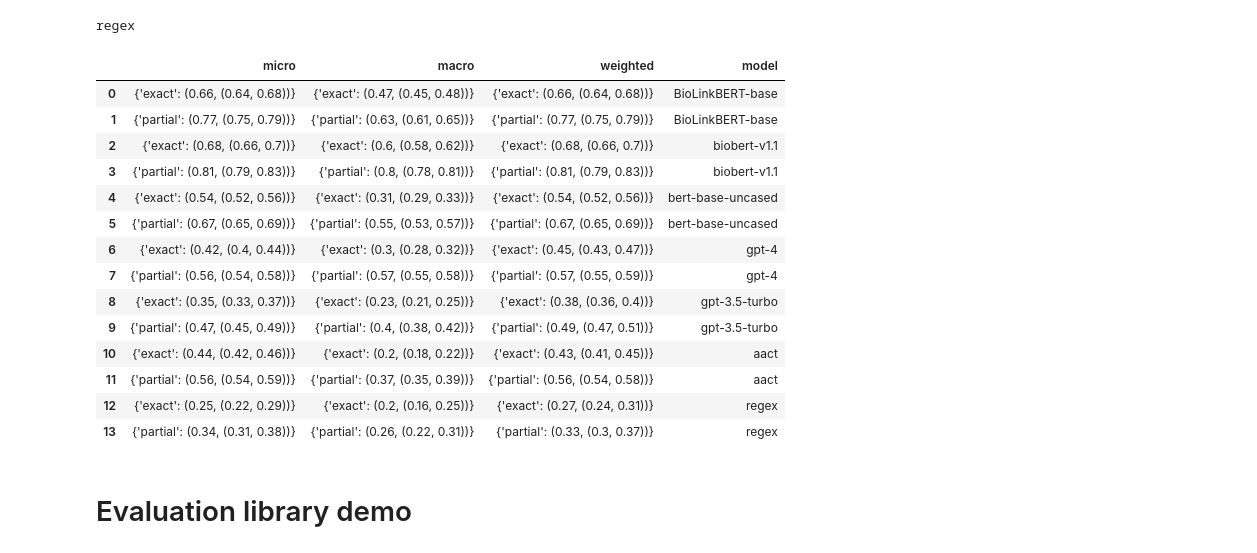
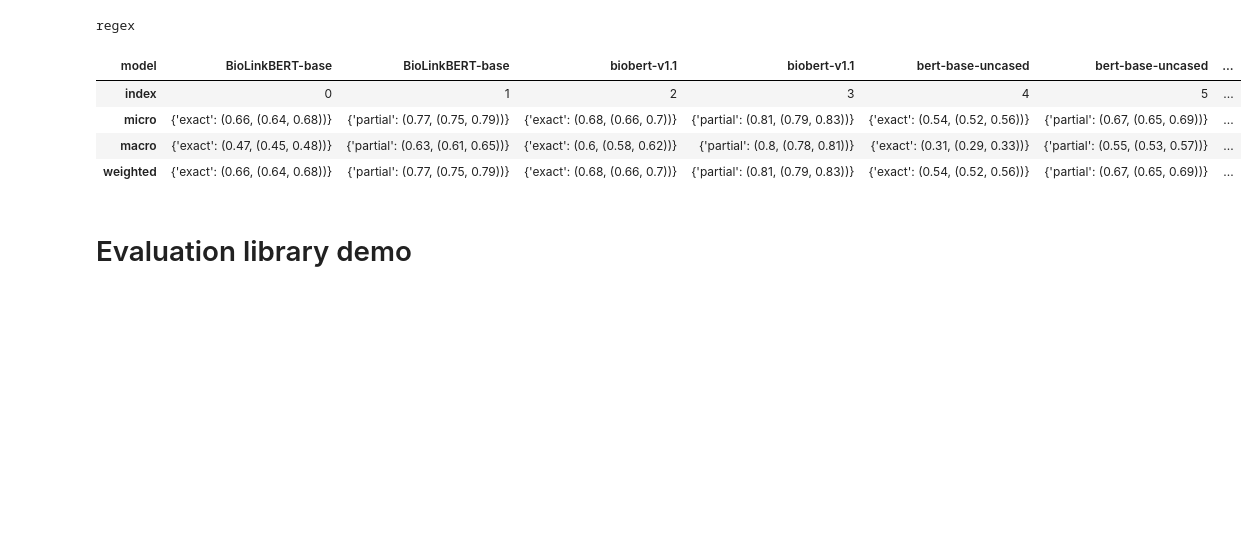
Before and after one commit to Ineichen-Group/NeuroTrialNER, a Jupyter notebook: models/2-CT Models_Evaluation_ARR_Rebuttal_2024-New-CI.ipynb, the cells around one changed output. Cells and saved outputs as stored; diff of their text form; code cells hidden in the pictures; blank space fills up the shorter version.

```diff
--- a/models/2-CT Models_Evaluation_ARR_Rebuttal_2024-New-CI.ipynb
+++ b/models/2-CT Models_Evaluation_ARR_Rebuttal_2024-New-CI.ipynb
@@ -289,3 +289,26 @@ combined_df_with_text.head(2)
 | 0 | NCT04045665 | unique_condition: coronary artery... | unique_condition: cabg) surgery|c... | unique_condition: cabg) surgery|c... | unique_condition: coronary artery... | ... |
 | 1 | NCT02311036 | unique_condition: -cerebrovascula... | unique_condition: post-acute care... | unique_condition: post-acute care... | unique_condition: post-acute care... | ... |
 2 rows × 110 columns
+# %%
+biobert_columns = combined_df_with_text.filter(like='biobert-v1.1').columns.tolist()
+col_of_interest = ['nct_id', 'combined_all_target'] + biobert_columns
+df_biobert = combined_df_with_text[col_of_interest]
+# %%
+sampled_dfs = []
+for entity in entities:
+    exact_f1_col = f'{entity}_exact_f1_biobert-v1.1'
+    partial_f1_col = f'{entity}_partial_f1_biobert-v1.1'
+    filtered_df = df_biobert[df_biobert[exact_f1_col] < df_biobert[partial_f1_col]]
+    count_entity_rows = df_biobert[df_biobert['combined_all_target'].str.contains(entity, case=False, na=False)].shape[0]
+
+    print(f"{entity} non-equal exact and partial {len(filtered_df)} out of {count_entity_rows} ({len(filtered_df)/count_entity_rows})")
+
+    if not filtered_df.empty:
+        sampled_df = filtered_df.sample(15, replace=True, random_state=33)  # Using replace=True because the sample size might be larger than the available rows
+        sampled_df['entity_type'] = entity
+        sampled_dfs.append(sampled_df)
+
+if sampled_dfs:
+    result_df = pd.concat(sampled_dfs)
+else:
+    result_df = pd.DataFrame()
@@ -705,12 +776,13 @@ def calculate_average_f1_scores(annotations_df, entities, model, round_to=2):
     all_entity_target_partial = np.concatenate(all_entity_target_partial, axis=0)
     all_entity_predictions_partial = np.concatenate(all_entity_predictions_partial, axis=0)
 
-    #print(f"Array size exact {len(all_entity_target_exact)} and {len(all_entity_predictions_exact)}")
-    #print(f"Array size partial {len(all_entity_target_partial)} and {len(all_entity_predictions_partial)}")
+    print(f"Array size exact {len(all_entity_target_exact)} and {len(all_entity_predictions_exact)}")
+    print(f"Array size partial {len(all_entity_target_partial)} and {len(all_entity_predictions_partial)}")
     #print("Micro sklearn exact", sklearn.metrics.f1_score(all_entity_target_exact,all_entity_predictions_exact, average='micro'))
     #print("Macro sklearn exact", sklearn.metrics.f1_score(all_entity_target_exact,all_entity_predictions_exact, average='macro'))
 
     # Calculate and store F1 scores
+    print("Calculating F1 scores over all entities...")
     exact_f1_micro = f1_score(all_entity_target_exact, all_entity_predictions_exact, average='micro')
     partial_f1_micro = f1_score(all_entity_target_partial, all_entity_predictions_partial, average='micro')
 
@@ -745,7 +817,11 @@ def calculate_average_f1_scores(annotations_df, entities, model, round_to=2):
     partial_matches["macro"]["partial"] = round_tuple(partial_f1_macro,round_to)
     partial_matches["weighted"]["partial"] = round_tuple(partial_f1_weighted,round_to)
 
-    return exact_matches, partial_matches, classification_report_with_ci(all_entity_target_exact,all_entity_predictions_exact), classification_report_with_ci(all_entity_target_partial,all_entity_predictions_partial)
+    print("Calculating classification reports...")
+    cp_exact = classification_report_with_ci(all_entity_target_exact,all_entity_predictions_exact)
+    cp_partial = classification_report_with_ci(all_entity_target_partial,all_entity_predictions_partial)
+
+    return exact_matches, partial_matches, cp_exact, cp_partial
 # %% [markdown]
 ### Map the entity columns to different numerical representations
 # %%
@@ -794,0 +888,3 @@ res_exact, res_partial
+# %%
+res_exact, res_partial, report_exact_gpt4, report_partial_gpt4 = calculate_average_f1_scores(annotations_df_final_, entities, 'gpt-4', round_to=2)
+res_exact, res_partial
@@ -831,23 +951,13 @@ gpt-3.5-turbo
 aact
 regex
 # %%
-combined_results
+combined_results.reset_index().set_index('model').T
 # %% [output]
-|  | micro | macro | weighted | model |
-| 0 | {'exact': (0.66, (0.64, 0.68))} | {'exact': (0.47, (0.45, 0.48))} | {'exact': (0.66, (0.64, 0.68))} | BioLinkBERT-base |
-| 1 | {'partial': (0.77, (0.75, 0.79))} | {'partial': (0.63, (0.61, 0.65))} | {'partial': (0.77, (0.75, 0.79))} | BioLinkBERT-base |
-| 2 | {'exact': (0.68, (0.66, 0.7))} | {'exact': (0.6, (0.58, 0.62))} | {'exact': (0.68, (0.66, 0.7))} | biobert-v1.1 |
-| 3 | {'partial': (0.81, (0.79, 0.83))} | {'partial': (0.8, (0.78, 0.81))} | {'partial': (0.81, (0.79, 0.83))} | biobert-v1.1 |
-| 4 | {'exact': (0.54, (0.52, 0.56))} | {'exact': (0.31, (0.29, 0.33))} | {'exact': (0.54, (0.52, 0.56))} | bert-base-uncased |
-| 5 | {'partial': (0.67, (0.65, 0.69))} | {'partial': (0.55, (0.53, 0.57))} | {'partial': (0.67, (0.65, 0.69))} | bert-base-uncased |
-| 6 | {'exact': (0.42, (0.4, 0.44))} | {'exact': (0.3, (0.28, 0.32))} | {'exact': (0.45, (0.43, 0.47))} | gpt-4 |
-| 7 | {'partial': (0.56, (0.54, 0.58))} | {'partial': (0.57, (0.55, 0.58))} | {'partial': (0.57, (0.55, 0.59))} | gpt-4 |
-| 8 | {'exact': (0.35, (0.33, 0.37))} | {'exact': (0.23, (0.21, 0.25))} | {'exact': (0.38, (0.36, 0.4))} | gpt-3.5-turbo |
-| 9 | {'partial': (0.47, (0.45, 0.49))} | {'partial': (0.4, (0.38, 0.42))} | {'partial': (0.49, (0.47, 0.51))} | gpt-3.5-turbo |
-| 10 | {'exact': (0.44, (0.42, 0.46))} | {'exact': (0.2, (0.18, 0.22))} | {'exact': (0.43, (0.41, 0.45))} | aact |
-| 11 | {'partial': (0.56, (0.54, 0.59))} | {'partial': (0.37, (0.35, 0.39))} | {'partial': (0.56, (0.54, 0.58))} | aact |
-| 12 | {'exact': (0.25, (0.22, 0.29))} | {'exact': (0.2, (0.16, 0.25))} | {'exact': (0.27, (0.24, 0.31))} | regex |
-| 13 | {'partial': (0.34, (0.31, 0.38))} | {'partial': (0.26, (0.22, 0.31))} | {'partial': (0.33, (0.3, 0.37))} | regex |
+| model | BioLinkBERT-base | BioLinkBERT-base | biobert-v1.1 | biobert-v1.1 | bert-base-uncased | bert-base-uncased | ... |
+| index | 0 | 1 | 2 | 3 | 4 | 5 | ... |
+| micro | {'exact': (0.66, (0.64, 0.68))} | {'partial': (0.77, (0.75, 0.79))} | {'exact': (0.68, (0.66, 0.7))} | {'partial': (0.81, (0.79, 0.83))} | {'exact': (0.54, (0.52, 0.56))} | {'partial': (0.67, (0.65, 0.69))} | ... |
+| macro | {'exact': (0.47, (0.45, 0.48))} | {'partial': (0.63, (0.61, 0.65))} | {'exact': (0.6, (0.58, 0.62))} | {'partial': (0.8, (0.78, 0.81))} | {'exact': (0.31, (0.29, 0.33))} | {'partial': (0.55, (0.53, 0.57))} | ... |
+| weighted | {'exact': (0.66, (0.64, 0.68))} | {'partial': (0.77, (0.75, 0.79))} | {'exact': (0.68, (0.66, 0.7))} | {'partial': (0.81, (0.79, 0.83))} | {'exact': (0.54, (0.52, 0.56))} | {'partial': (0.67, (0.65, 0.69))} | ... |
 # %% [markdown]
 # Evaluation library demo
 # %%
```
Also changed, not shown: parts of 27 cells of this notebook, 5 other files.
